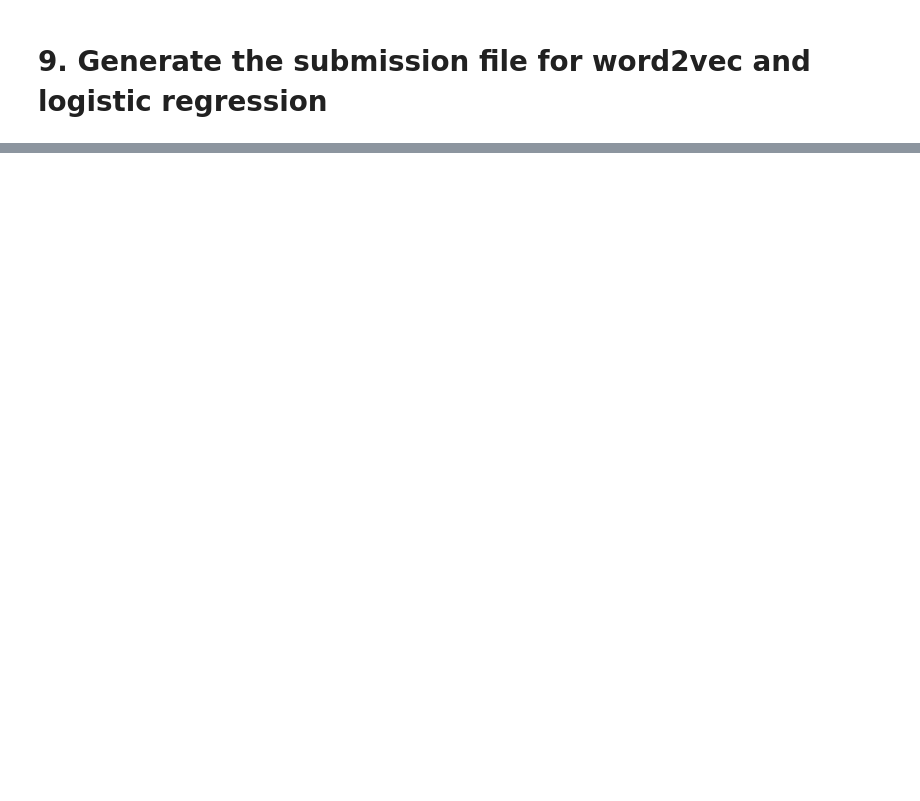
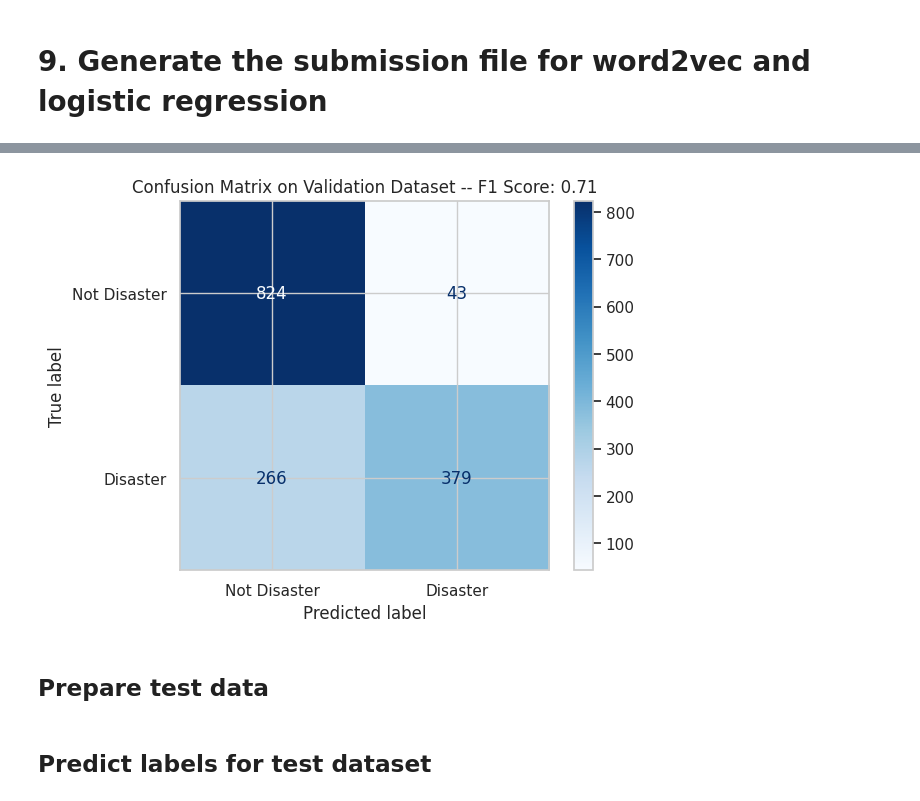
Before and after one commit to mmcza/Kaggle-Competitions, a Jupyter notebook: npl-disaster-tweets.ipynb, the cells around one changed output, grey strips where cells are left out. Cells and saved outputs as stored; diff of their text form; code cells hidden in the pictures; blank space fills up the shorter version.

Commit message:
Removed the partial NPL Disaster Tweet notebooks and added a full one instead

```diff
--- a/npl-disaster-tweets.ipynb
+++ b/npl-disaster-tweets.ipynb
@@ -440,0 +490,3 @@ sample_submission.to_csv("submission_word2vec.csv", index=False)
+# %%
+train_tokenized_texts = train_texts.apply(lambda x: tokenizer.encode(x, add_special_tokens=True))
+val_tokenized_texts = val_texts.apply(lambda x: tokenizer.encode(x, add_special_tokens=True))
@@ -440,0 +647,12 @@ sample_submission.to_csv("submission_word2vec.csv", index=False)
+# %%
+model.compile(
+    loss=keras.losses.SparseCategoricalCrossentropy(from_logits=True),
+    optimizer=keras.optimizers.AdamW(5e-5),
+    metrics=[keras.metrics.SparseCategoricalAccuracy()],
+    jit_compile=True,
+)
+model.fit(
+    train_ds,
+    validation_data=val_ds,
+    epochs=5,
+)
@@ -440,0 +671,18 @@ sample_submission.to_csv("submission_word2vec.csv", index=False)
+# %%
+from sklearn.metrics import ConfusionMatrixDisplay, confusion_matrix
+def displayConfusionMatrix(y_true, y_pred, dataset):
+    disp = ConfusionMatrixDisplay.from_predictions(
+        y_true,
+        np.argmax(y_pred, axis=1),
+        display_labels=["Not Disaster","Disaster"],
+        cmap=plt.cm.Blues
+    )
+
+    tn, fp, fn, tp = confusion_matrix(y_true, np.argmax(y_pred, axis=1)).ravel()
+    f1_score = tp / (tp+((fn+fp)/2))
+
+    disp.ax_.set_title("Confusion Matrix on " + dataset + " Dataset -- F1 Score: " + str(f1_score.round(2)))
+
+own_bert_val_predictions = model.predict(val_ds)
+displayConfusionMatrix(val_labels, own_bert_val_predictions, "Validation")
+# %% [output]
@@ -440,0 +690,3 @@ sample_submission.to_csv("submission_word2vec.csv", index=False)
+[figure, added]
+# %% [markdown]
+## Prepare test data
@@ -440,0 +706,2 @@ sample_submission.to_csv("submission_word2vec.csv", index=False)
+# %% [markdown]
+## Predict labels for test dataset
```
Also changed, not shown: parts of 44 cells of this notebook, 4 other files.
